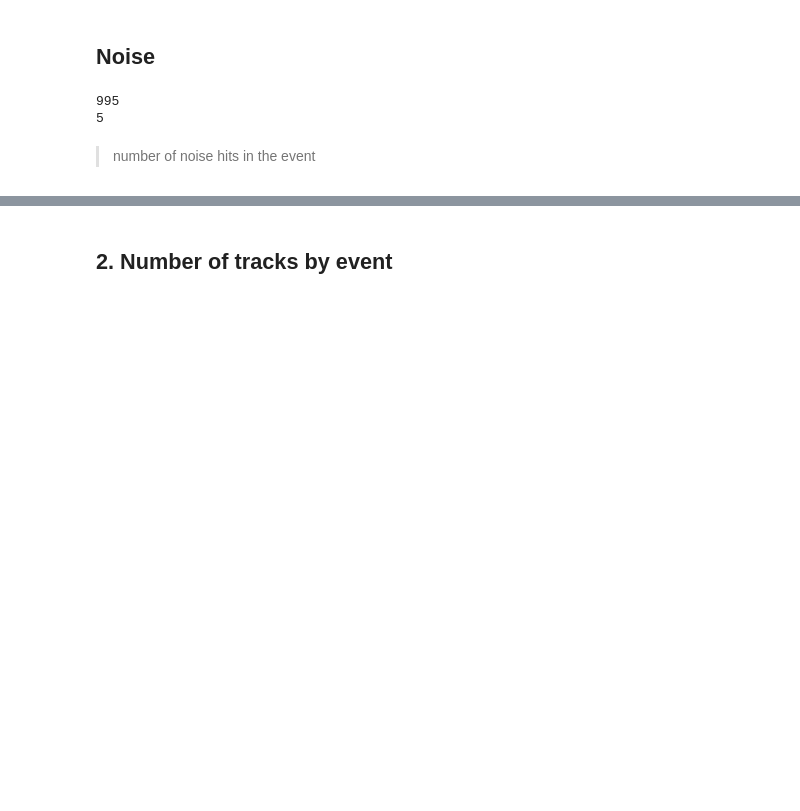
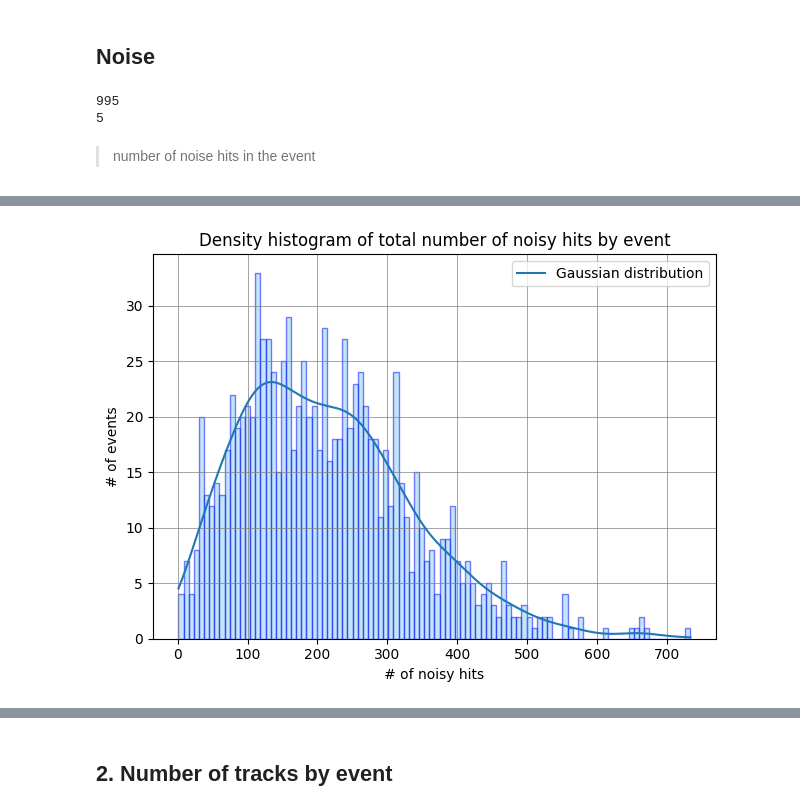
Before and after one commit to alawaree/Code_Thesis_HopfieldNetwork_VELO, a Jupyter notebook: data_analysis/general_data_analysis.ipynb, the cells around one changed output, grey strips where cells are left out. Saved outputs shown, nothing was run; the diff lists cells and outputs as text; code cells hidden in the pictures; blank space fills up the shorter version.

```diff
--- a/data_analysis/general_data_analysis.ipynb
+++ b/data_analysis/general_data_analysis.ipynb
@@ -198,23 +198,3 @@ plot_distribution(mu, sigma, title='Distribution of the total number of hits by
-# %%
-def plot_density_histogram(data, title="Histogram", xlabel="Data", ylabel="", safe_to_file=False):
-    x = np.array(data)
-    plt.hist(x, density=True, bins=get_bins(x), label="Data")
-
-    mn, mx = plt.xlim()
-    plt.xlim(mn, mx)
-    kde_xs = np.linspace(mn, mx, 300)
-    kde = stats.gaussian_kde(x)
-    plt.plot(kde_xs, kde.pdf(kde_xs), label="PDF")
-
-    plt.legend(loc="upper left")
-    plt.ylabel(ylabel)
-    plt.xlabel(xlabel)
-    plt.title(title)
-    if safe_to_file:
-        plt.savefig(f'event_plots/{title}', bbox_inches='tight', pad_inches=0.2)
-        plt.close()
-    else:
-        plt.show()
 # %% [markdown]
 ## Noise
 # %%
@@ -267,0 +248,4 @@ plot_distribution(mu, sigma, title='Distribution', safe_to_file=False)
+# %%
+plot_density_histogram(nr_noise_list, title="Density histogram of total number of noisy hits by event", xlabel="# of noisy hits", ylabel="# of events", safe_to_file=False)
+# %% [output]
+[figure, added]
```
Also changed, not shown: parts of 48 cells of this notebook, 2 other files.
